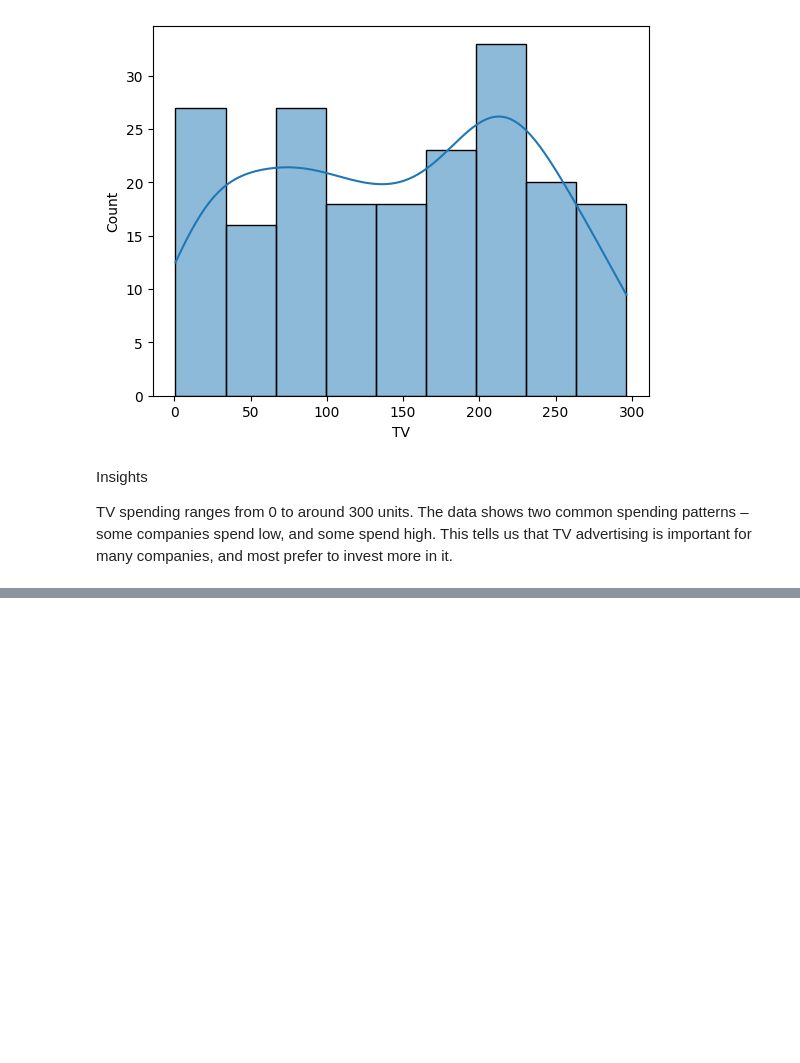
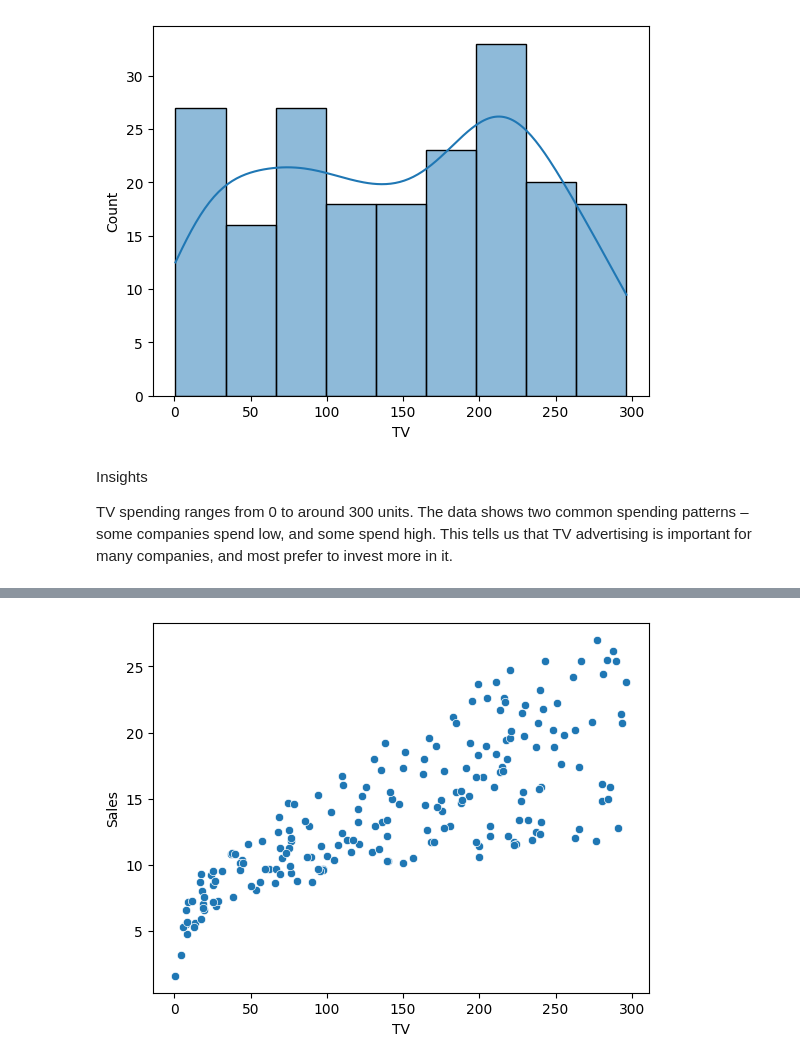
Before and after one commit to Aditya190704/Supervised_Learning_Practice, a Jupyter notebook: Ad_Spend_Sales/Ad_Spend_Sales.ipynb, the cells around one changed output, grey strips where cells are left out. Cells and saved outputs as stored; diff of their text form; code cells hidden in the pictures; blank space fills up the shorter version.

```diff
--- a/Ad_Spend_Sales/Ad_Spend_Sales.ipynb
+++ b/Ad_Spend_Sales/Ad_Spend_Sales.ipynb
@@ -113,0 +147,6 @@ This tells us that TV advertising is important for many companies, and most pref
+# %%
+# Analyzing TV and Sales
+sns.scatterplot(x='TV', y='Sales', data=data)
+plt.show()
+# %% [output]
+[figure, added]
```
Also changed, not shown: parts of 15 cells of this notebook.
